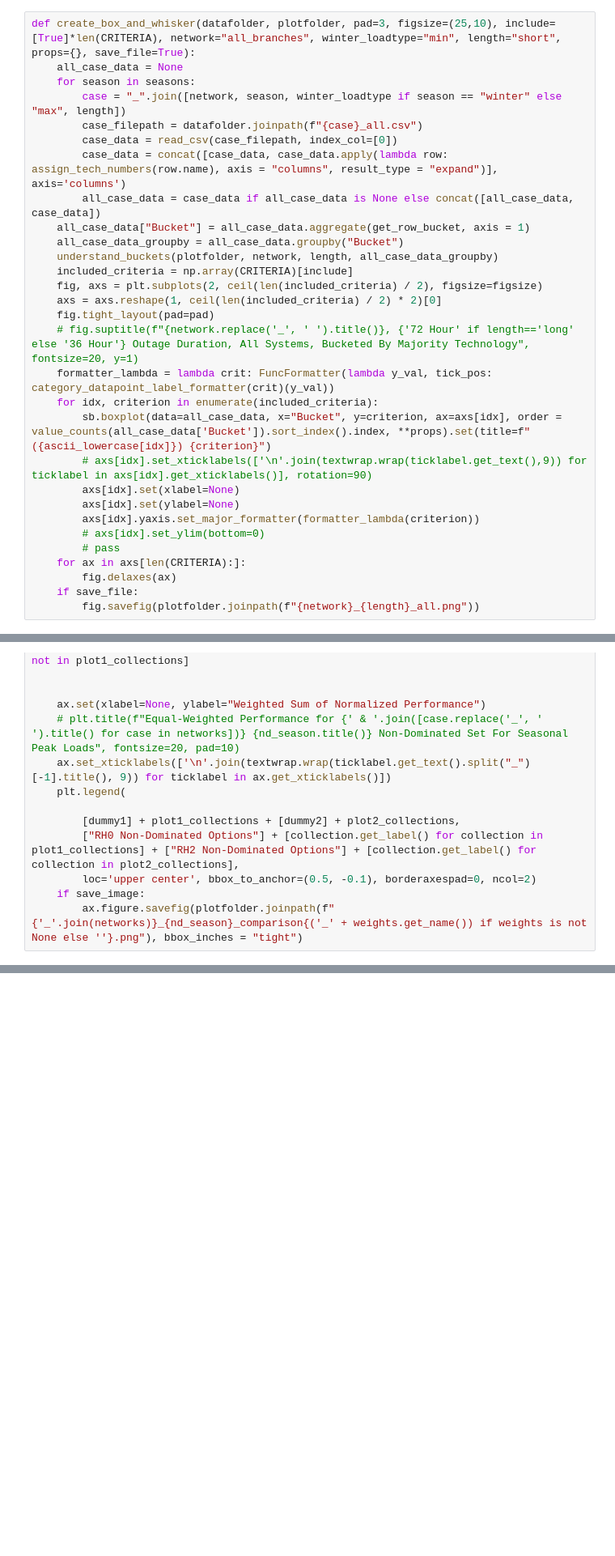
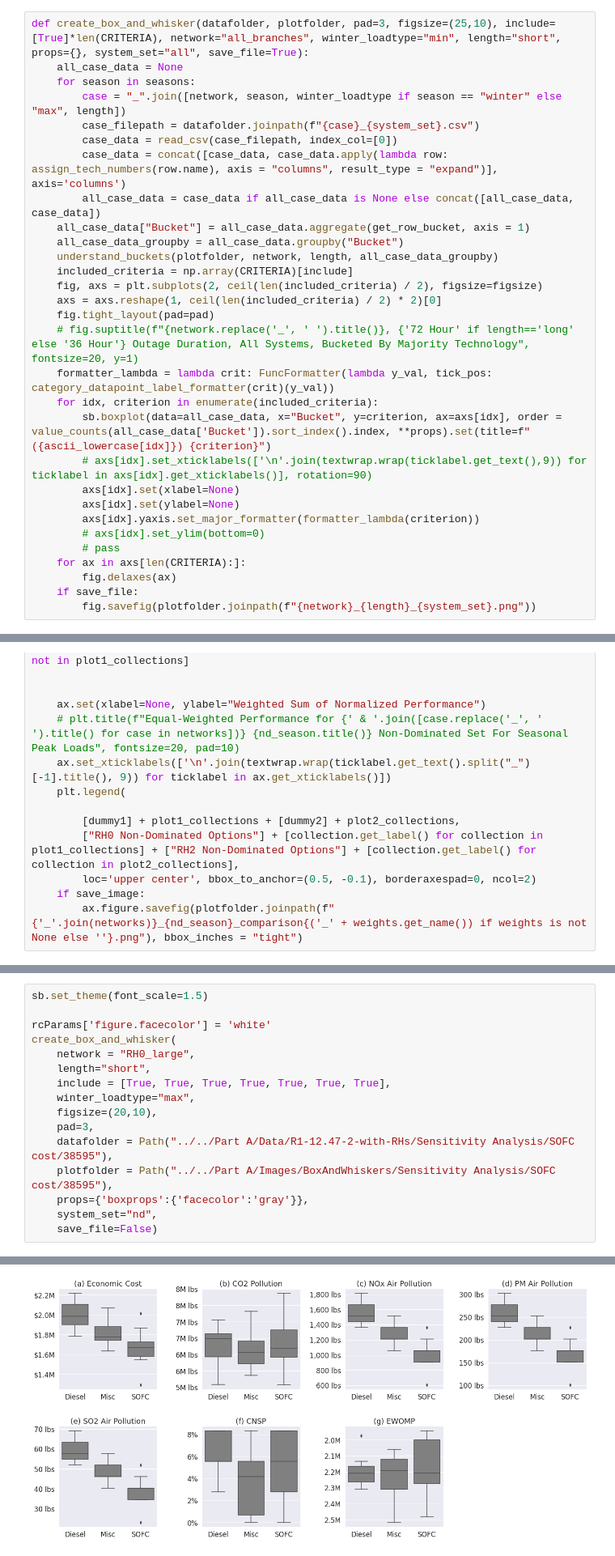
Before and after one commit to arnavgautam/resilience_hub_MCDA, a Jupyter notebook: compare_outcomes.ipynb, the cells around one changed output, grey strips where cells are left out. Shown at 81% size. Drawn from its saved outputs; the diff is of its cells as text; blank space fills up the shorter version.

Commit message:
sensitivity analyses and other comparisons

```diff
--- a/compare_outcomes.ipynb
+++ b/compare_outcomes.ipynb
@@ -118,11 +119,11 @@ def category_datapoint_label_formatter(crit):
     if criterion_idx == 6:
         return lambda value: "{:,}".format(abs(round(float(value)/1e6, 1))) + "M"
 # %%
-def create_box_and_whisker(datafolder, plotfolder, pad=3, figsize=(25,10), include=[True]*len(CRITERIA), network="all_branches", winter_loadtype="min", length="short", props={}, save_file=True):
+def create_box_and_whisker(datafolder, plotfolder, pad=3, figsize=(25,10), include=[True]*len(CRITERIA), network="all_branches", winter_loadtype="min", length="short", props={}, system_set="all", save_file=True):
     all_case_data = None
     for season in seasons:
         case = "_".join([network, season, winter_loadtype if season == "winter" else "max", length])
-        case_filepath = datafolder.joinpath(f"{case}_all.csv")
+        case_filepath = datafolder.joinpath(f"{case}_{system_set}.csv")
         case_data = read_csv(case_filepath, index_col=[0])
         case_data = concat([case_data, case_data.apply(lambda row: assign_tech_numbers(row.name), axis = "columns", result_type = "expand")], axis='columns')
         all_case_data = case_data if all_case_data is None else concat([all_case_data, case_data])
@@ -146,7 +147,7 @@ def create_box_and_whisker(datafolder, plotfolder, pad=3, figsize=(25,10), inclu
     for ax in axs[len(CRITERIA):]:
         fig.delaxes(ax)
     if save_file:
-        fig.savefig(plotfolder.joinpath(f"{network}_{length}_all.png"))
+        fig.savefig(plotfolder.joinpath(f"{network}_{length}_{system_set}.png"))
 # %%
 sb.set_theme(font_scale=1.5)
 
@@ -786,0 +786,17 @@ You passed a edgecolor/edgecolors ((1.0, 0.8, 0.0)) for an unfilled marker ('+')
+# %%
+sb.set_theme(font_scale=1.5)
+
+rcParams['figure.facecolor'] = 'white'
+create_box_and_whisker(
+    network = "RH0_large",
+    length="short",
+    include = [True, True, True, True, True, True, True],
+    winter_loadtype="max",
+    figsize=(20,10),
+    pad=3,
+    datafolder = Path("../../Part A/Data/R1-12.47-2-with-RHs/Sensitivity Analysis/SOFC cost/38595"),
+    plotfolder = Path("../../Part A/Images/BoxAndWhiskers/Sensitivity Analysis/SOFC cost/38595"),
+    props={'boxprops':{'facecolor':'gray'}},
+    system_set="nd",
+    save_file=False)
+# %% [output]
@@ -786,0 +823 @@ You passed a edgecolor/edgecolors ((1.0, 0.8, 0.0)) for an unfilled marker ('+')
+[figure, added]
```
Also changed, not shown: parts of 22 cells of this notebook, 2 other files.
